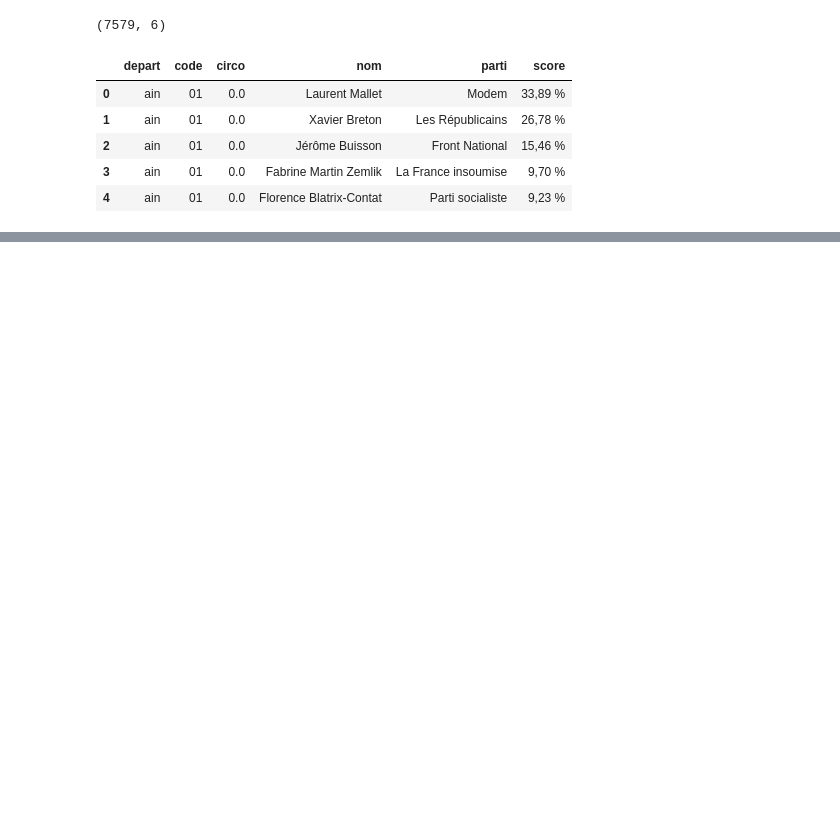
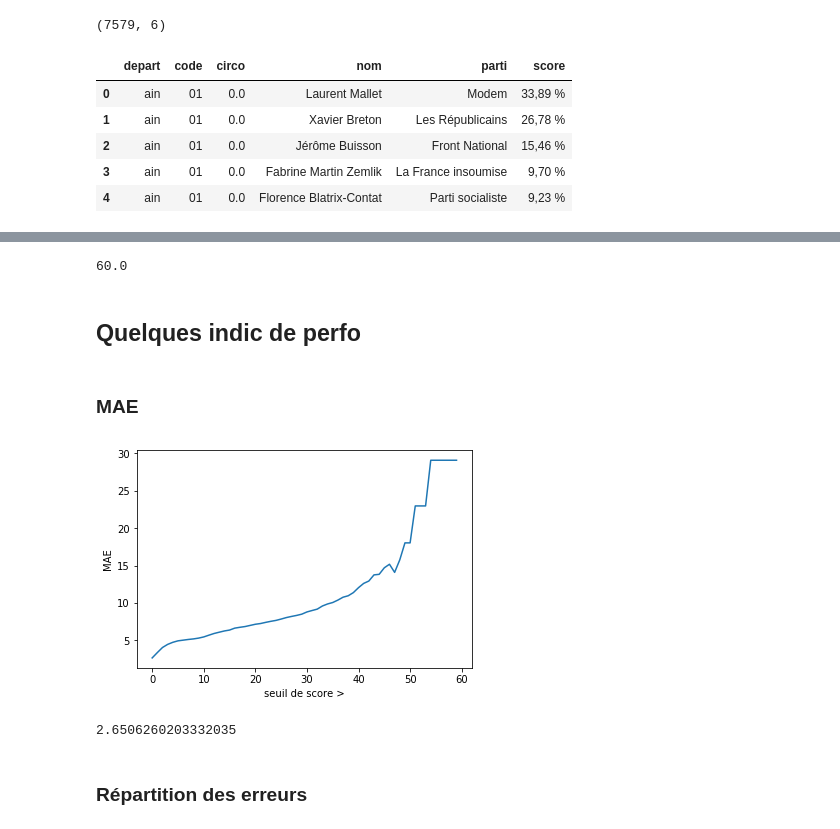
Before and after one commit to verycourt/Elections, a Jupyter notebook: legislatives/notebook_scrap_resultats1ertour.ipynb, the cells around one changed output, grey strips where cells are left out. Saved outputs shown, nothing was run; the diff lists cells and outputs as text; code cells hidden in the pictures; blank space fills up the shorter version.

```diff
--- a/legislatives/notebook_scrap_resultats1ertour.ipynb
+++ b/legislatives/notebook_scrap_resultats1ertour.ipynb
@@ -139,0 +187,2 @@ df2.to_csv("data/resultats_1ertour.csv", index=False)
+# %%
+temp = df2.merge(pred[["nom", "prenom", "code", "prediction"]], how="left", on=["nom", "prenom", "code"])
@@ -139,0 +195,2 @@ df2.to_csv("data/resultats_1ertour.csv", index=False)
+# %%
+temp = temp.dropna(axis=0)
@@ -139,0 +201,30 @@ df2.to_csv("data/resultats_1ertour.csv", index=False)
+# %%
+temp.prediction = temp.prediction*100
+# %%
+np.round(temp["score"].max())
+# %% [output]
+60.0
+# %% [markdown]
+## Quelques indic de perfo
+# %% [markdown]
+### MAE
+# %%
+mae = []
+gap = []
+for i in range(int(temp["score"].min()), int(np.round(temp["score"].max())), 1):
+    ttemp = temp[temp["score"]>i]
+    gap.append(i)
+    mae.append(mean_absolute_error(ttemp.prediction, ttemp.score))
+# %%
+plt.plot(gap, mae)
+plt.xlabel("seuil de score >")
+plt.ylabel("MAE")
+plt.show()
+# %% [output]
+[figure, added]
+# %%
+mean_absolute_error(temp.prediction, temp.score)
+# %% [output]
+2.6506260203332035
+# %% [markdown]
+### Répartition des erreurs
```
Also changed, not shown: parts of 32 cells of this notebook.
